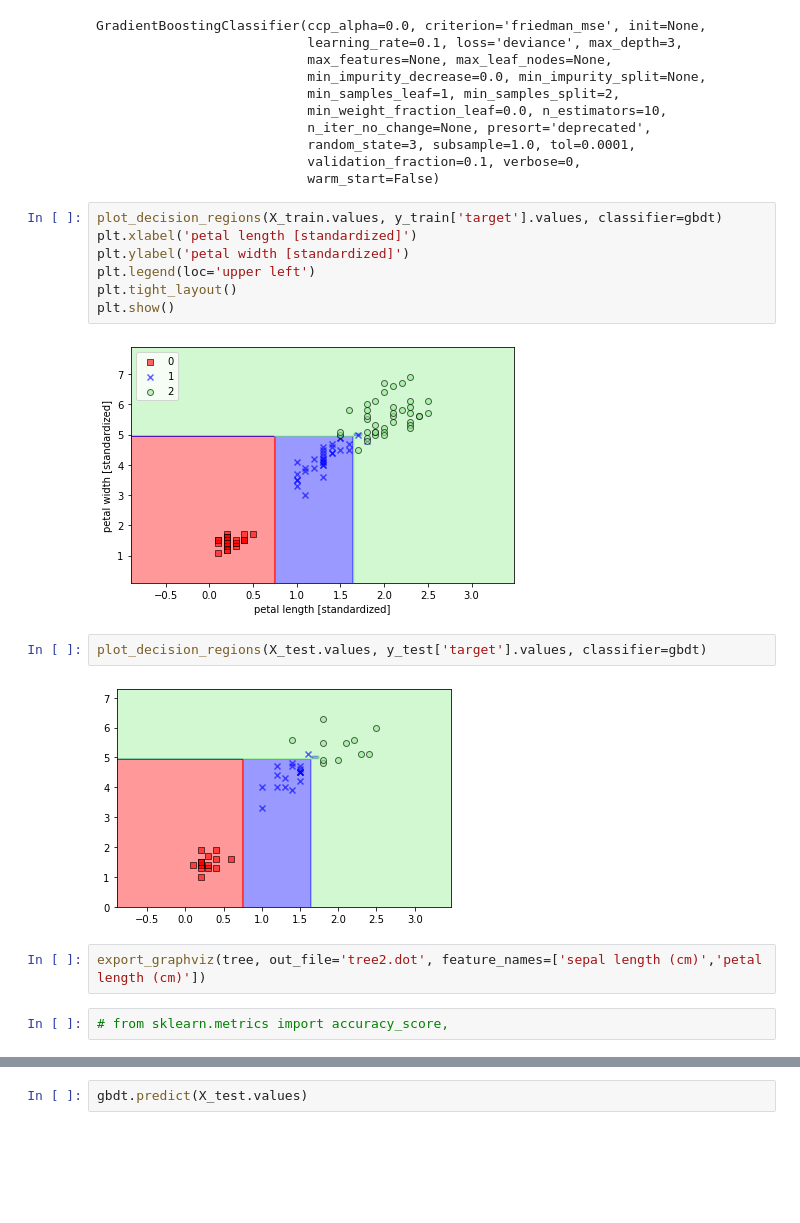
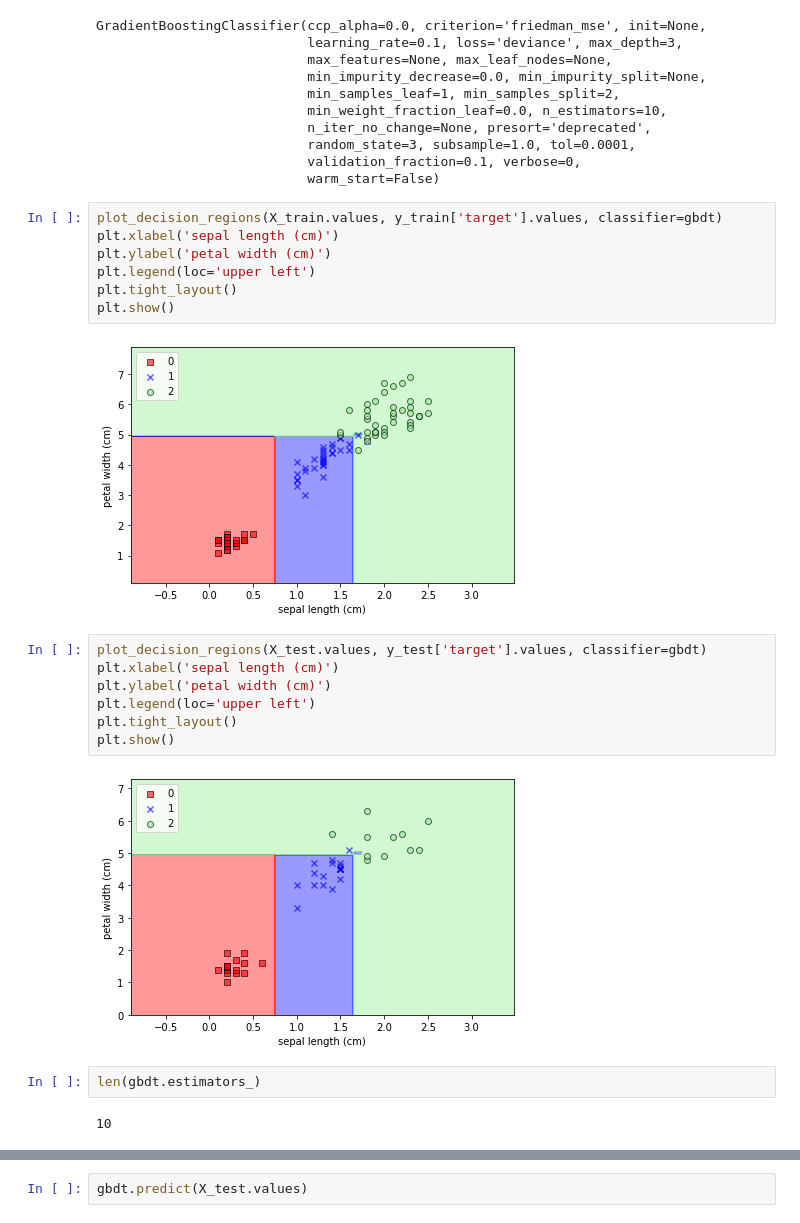
Before and after one commit to yehjames/NTU_DAC_ML, a Jupyter notebook: 第二堂/第二堂 決策樹(Decision Tree), 隨機森林(Random Forest), 梯度提升決策樹(GBDT)實作.ipynb, the cells around one changed output, grey strips where cells are left out. Drawn from its saved outputs; the diff is of its cells as text; blank space fills up the shorter version.

```diff
--- a/第二堂/第二堂 決策樹(Decision Tree), 隨機森林(Random Forest), 梯度提升決策樹(GBDT)實作.ipynb
+++ b/第二堂/第二堂 決策樹(Decision Tree), 隨機森林(Random Forest), 梯度提升決策樹(GBDT)實作.ipynb
@@ -287,18 +372,23 @@ GradientBoostingClassifier(ccp_alpha=0.0, criterion='friedman_mse', init=None,
                            warm_start=False)
 # %%
 plot_decision_regions(X_train.values, y_train['target'].values, classifier=gbdt)
-plt.xlabel('petal length [standardized]')
-plt.ylabel('petal width [standardized]')
+plt.xlabel('sepal length (cm)')
+plt.ylabel('petal width (cm)')
 plt.legend(loc='upper left')
 plt.tight_layout()
 plt.show()
 # %% [output]
-[figure, old version]
+[figure, new version]
 # %%
 plot_decision_regions(X_test.values, y_test['target'].values, classifier=gbdt)
+plt.xlabel('sepal length (cm)')
+plt.ylabel('petal width (cm)')
+plt.legend(loc='upper left')
+plt.tight_layout()
+plt.show()
 # %% [output]
-[figure, old version]
+[figure, new version]
-# %%
-export_graphviz(tree, out_file='tree2.dot', feature_names=['sepal length (cm)','petal length (cm)'])
-# %%
-# from sklearn.metrics import accuracy_score,
+# %%
+len(gbdt.estimators_)
+# %% [output]
+10
```
Also changed, not shown: parts of 41 cells of this notebook, 2 other files.
